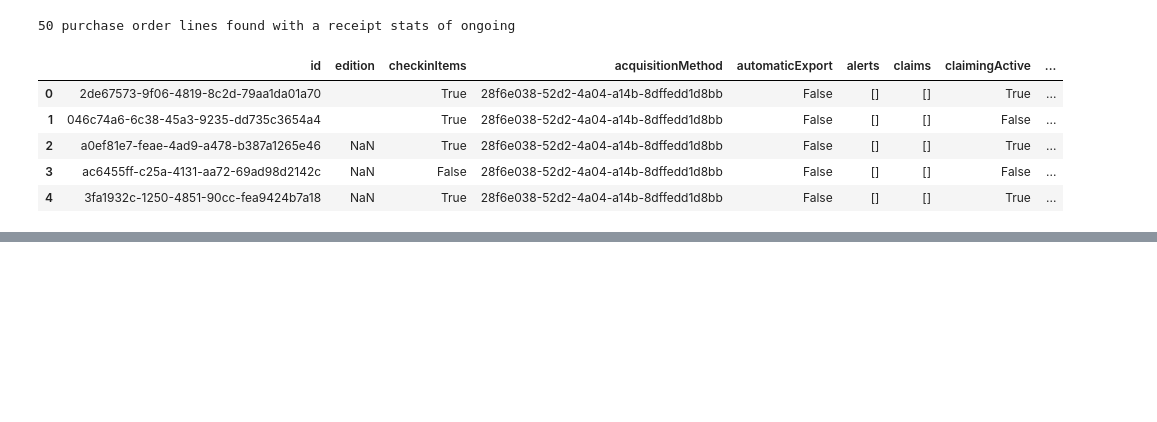
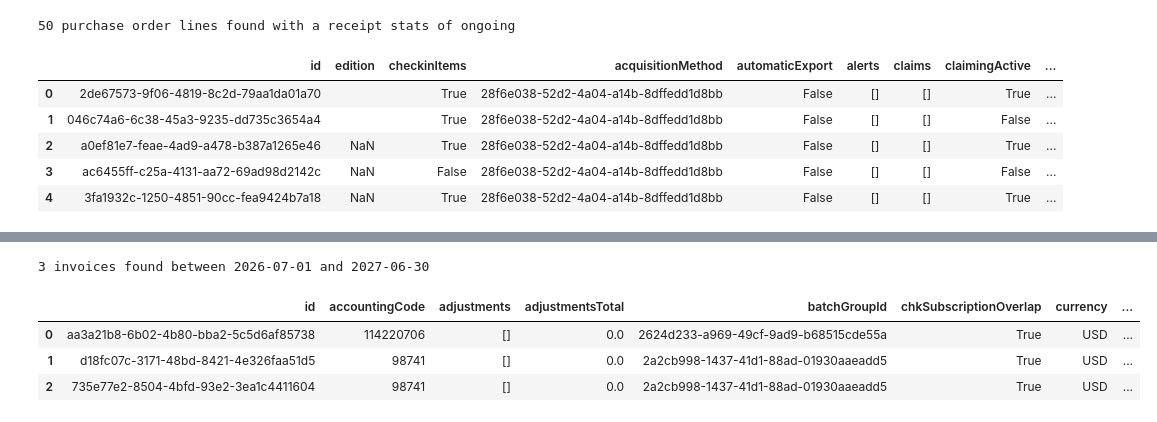
Before and after one commit to ChristineMcClureEBSCO/Intro-to-FOLIO-APIS---Jupyter-Notebooks, a Jupyter notebook: ongoing orders without invoices.ipynb, the cells around one changed output, grey strips where cells are left out. Saved outputs shown, nothing was run; the diff lists cells and outputs as text; code cells hidden in the pictures; blank space fills up the shorter version.

```diff
--- a/ongoing orders without invoices.ipynb
+++ b/ongoing orders without invoices.ipynb
@@ -94,0 +124,16 @@ poLines_df.head()
+# %%
+invoices_raw = fetch_all_records(
+    "/invoice-storage/invoices",
+    records_key="invoices",
+    query='invoiceDate >= ' + period_start + ' and invoiceDate <= ' + period_end
+    )
+invoices_df = pd.DataFrame(invoices_raw)
+
+print(f"{len(invoices_raw)} invoices found between {period_start} and {period_end}")
+invoices_df.head()
+# %% [output]
+3 invoices found between 2026-07-01 and 2027-06-30
+|  | id | accountingCode | adjustments | adjustmentsTotal | batchGroupId | chkSubscriptionOverlap | currency | ... |
+| 0 | aa3a21b8-6b02-4b80-bba2-5c5d6af85738 | 114220706 | [] | 0.0 | 2624d233-a969-49cf-9ad9-b68515cde55a | True | USD | ... |
+| 1 | d18fc07c-3171-48bd-8421-4e326faa51d5 | 98741 | [] | 0.0 | 2a2cb998-1437-41d1-88ad-01930aaeadd5 | True | USD | ... |
+| 2 | 735e77e2-8504-4bfd-93e2-3ea1c4411604 | 98741 | [] | 0.0 | 2a2cb998-1437-41d1-88ad-01930aaeadd5 | True | USD | ... |
```
Also changed, not shown: parts of 8 cells of this notebook.
